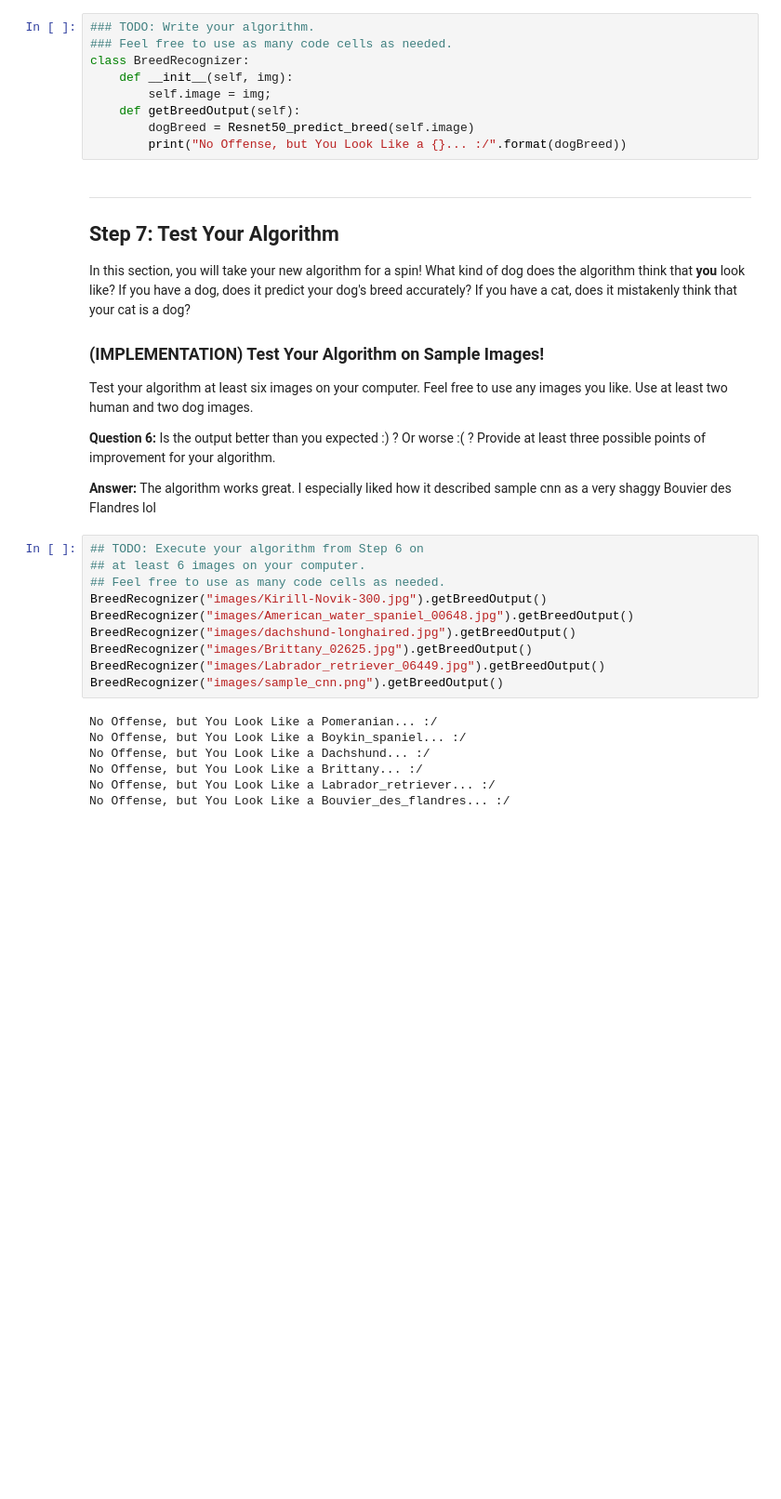
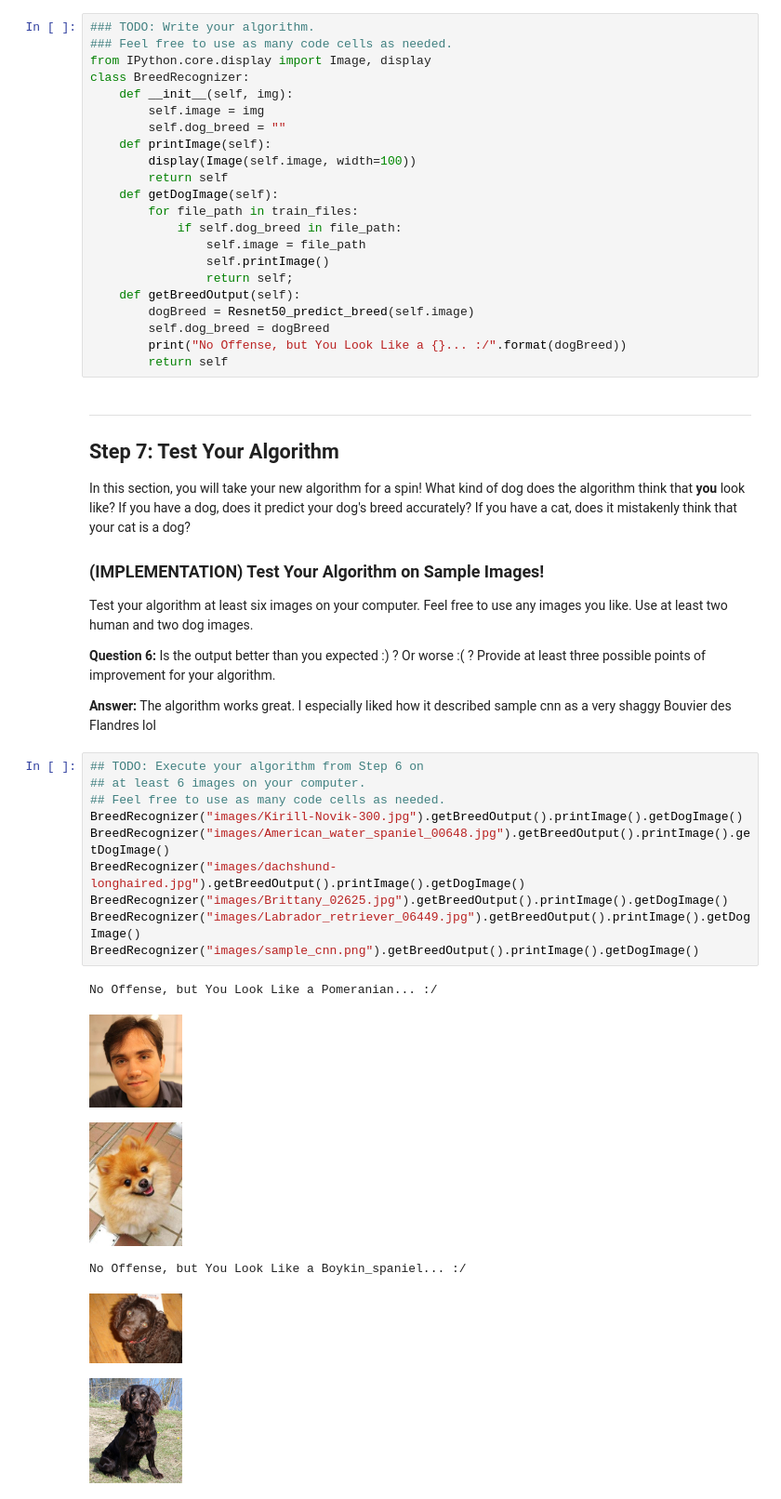
Before and after one commit to kino6052/dog-project, a Jupyter notebook: dog_app.ipynb, the cells around one changed output. Shown at 93% size. Saved outputs shown, nothing was run; the diff lists cells and outputs as text; blank space fills up the shorter version.

```diff
--- a/dog_app.ipynb
+++ b/dog_app.ipynb
@@ -849,12 +849,25 @@ Some sample output for our algorithm is provided below, but feel free to design
 # %%
 ### TODO: Write your algorithm.
 ### Feel free to use as many code cells as needed.
+from IPython.core.display import Image, display
 class BreedRecognizer:
     def __init__(self, img):
-        self.image = img;
+        self.image = img
+        self.dog_breed = ""
+    def printImage(self):
+        display(Image(self.image, width=100))
+        return self
+    def getDogImage(self):
+        for file_path in train_files:
+            if self.dog_breed in file_path:
+                self.image = file_path
+                self.printImage()
+                return self;
     def getBreedOutput(self):
         dogBreed = Resnet50_predict_breed(self.image)
+        self.dog_breed = dogBreed
         print("No Offense, but You Look Like a {}... :/".format(dogBreed))
+        return self
 # %% [markdown]
 ---
 <a id='step7'></a>
@@ -872,17 +885,17 @@ __Answer:__ The algorithm works great. I especially liked how it described sampl
 # %%
 ## TODO: Execute your algorithm from Step 6 on
 ## at least 6 images on your computer.
 ## Feel free to use as many code cells as needed.
-BreedRecognizer("images/Kirill-Novik-300.jpg").getBreedOutput()
-BreedRecognizer("images/American_water_spaniel_00648.jpg").getBreedOutput()
-BreedRecognizer("images/dachshund-longhaired.jpg").getBreedOutput()
-BreedRecognizer("images/Brittany_02625.jpg").getBreedOutput()
-BreedRecognizer("images/Labrador_retriever_06449.jpg").getBreedOutput()
-BreedRecognizer("images/sample_cnn.png").getBreedOutput()
+BreedRecognizer("images/Kirill-Novik-300.jpg").getBreedOutput().printImage().getDogImage()
+BreedRecognizer("images/American_water_spaniel_00648.jpg").getBreedOutput().printImage().getDogImage()
+BreedRecognizer("images/dachshund-longhaired.jpg").getBreedOutput().printImage().getDogImage()
+BreedRecognizer("images/Brittany_02625.jpg").getBreedOutput().printImage().getDogImage()
+BreedRecognizer("images/Labrador_retriever_06449.jpg").getBreedOutput().printImage().getDogImage()
+BreedRecognizer("images/sample_cnn.png").getBreedOutput().printImage().getDogImage()
 # %% [output]
 No Offense, but You Look Like a Pomeranian... :/
-No Offense, but You Look Like a Boykin_spaniel... :/
-No Offense, but You Look Like a Dachshund... :/
-No Offense, but You Look Like a Brittany... :/
-No Offense, but You Look Like a Labrador_retriever... :/
-No Offense, but You Look Like a Bouvier_des_flandres... :/
+[figure, added]
+[figure, added]
+No Offense, but You Look Like a Boykin_spaniel... :/
+[figure, added]
+[figure, added]
```
Also changed, not shown: parts of 2 cells of this notebook.
